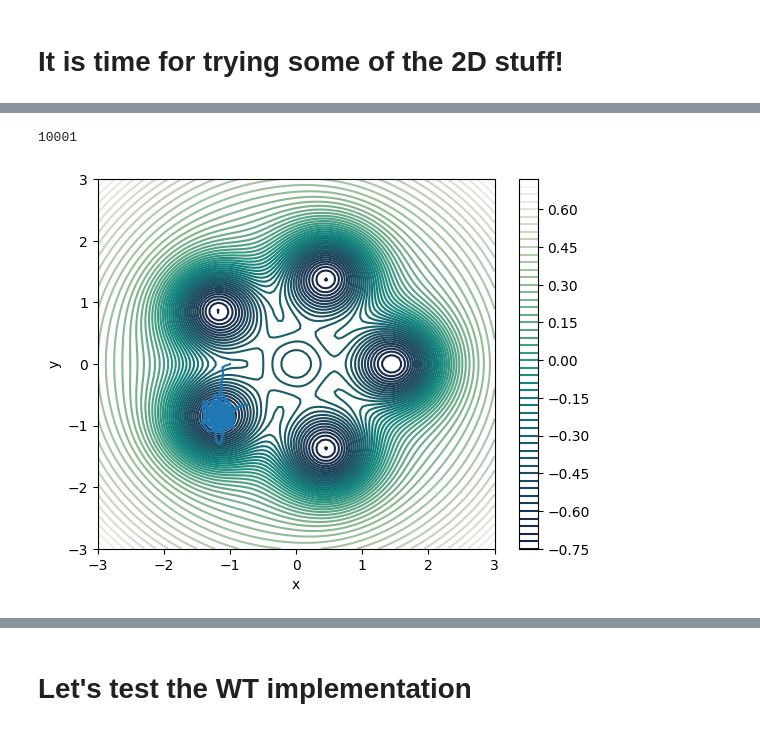
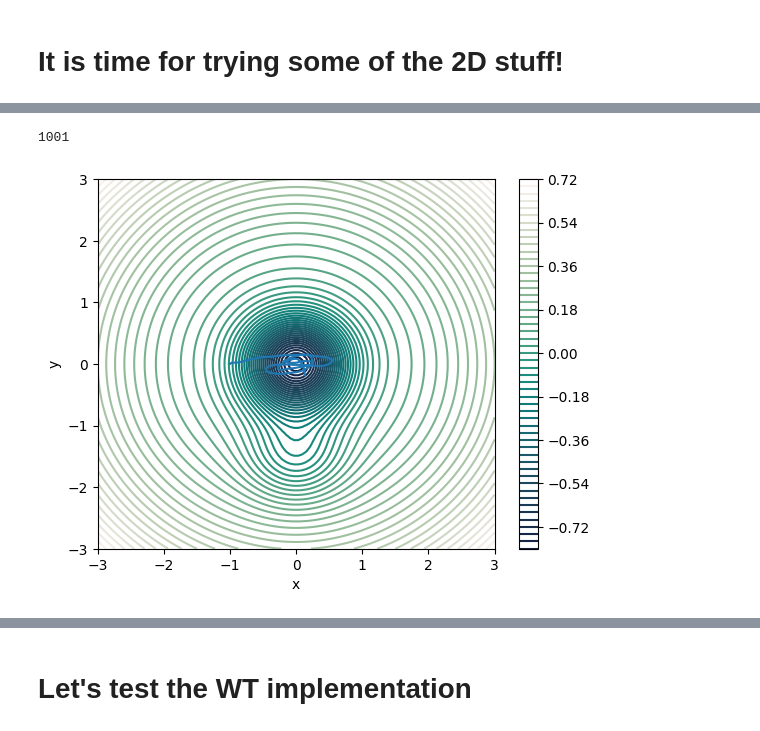
Before and after one commit to Nilsgoe/biASE, a Jupyter notebook: Metadynamics_updated_testing.ipynb, the cells around one changed output, grey strips where cells are left out. Saved outputs shown, nothing was run; the diff lists cells and outputs as text; code cells hidden in the pictures.

```diff
--- a/Metadynamics_updated_testing.ipynb
+++ b/Metadynamics_updated_testing.ipynb
@@ -884,7 +1129,7 @@ dyn = Langevin(atoms, timestep=.5 * units.fs, temperature_K=300, friction=0.1, t
 
 #dyn = VelocityVerlet(atoms, timestep=1.0 * units.fs, trajectory='md.traj')
 
-N_steps = int(1e1)
+N_steps = int(1e3)
 dyn.run(N_steps)
 
 traj = read('md.traj@::1')
@@ -1125,7 +1317,7 @@ def f_2D(atom_pos,scale=.04):
         y0 = 1.5*jnp.sin(2*jnp.pi*i/5)
         small_mins += 2*jnp.exp(-0.5*((x-x0)**2 + (y-y0)**2)/0.5**2)
 
-    return scale*(-10*large_min - 10*small_mins + (x**2 +y**2))
+    return scale*(-20*large_min - 5*small_mins + (x**2 +y**2))
 
 
 
@@ -1140,7 +1332,25 @@ def f_cvs(cvs,scale=.04):
         y0 = 1.5*jnp.sin(2*jnp.pi*i/5)
         small_mins += 2*jnp.exp(-0.5*((x-x0)**2 + (y-y0)**2)/0.5**2)
 
-    return scale*(-10*large_min - 10*small_mins + (x**2 +y**2))
+    return scale*(-20*large_min - 5*small_mins + (x**2 +y**2))
+
+
+import jax.numpy as jnp
+
+def f_2D(atom_pos, scale=0.04):
+    x = atom_pos[0][0]
+    y = atom_pos[0][1]
+
+    # Double well potential in x direction, minima at -1 and 1, barrier around 0.2
+    double_well = (x**2 - 1)**2
+
+    # Weak confinement in y direction
+    confinement_y = 0.2 * y**2
+
+    # Total potential
+    potential = double_well + confinement_y
+
+    return scale * potential
 # %%
 atoms = Atoms('C',[[-1.0,0.0,0.0]])
 
@@ -1163,6 +1373,6 @@ dyn = Langevin(atoms, timestep=0.5 * units.fs, temperature_K=350, friction=.1,tr
 
 #dyn = VelocityVerlet(atoms, timestep=1.0 * units.fs, trajectory='md.traj')
 
-N_steps = int(1e4)
+N_steps = int(1e3)
 dyn.run(N_steps)
 # %% [output]
@@ -1171,29 +1397,32 @@ True
 # %%
 traj = read('md.traj@:')
 print(len(traj))
 #print(traj)
 #print()
 # Define an array to store the temperature at each step
 temperatures = np.zeros(N_steps+1)
 
 x = np.zeros(N_steps+1)
-y = np.zeros(N_steps+1)
+y = np.zeros(N_steps+1)r = jnp.sqrt(x**2 + y**2)
+    large_min = jnp.exp(-0.5*((r)/0.5)**2)
+
+    return scale*(-20*large_min - 5*small_mins + (x**2 +y**2))
 z = np.zeros(N_steps+1)
 
 for i,snap in enumerate(traj):
     xyz = snap.get_positions()
     x[i] = xyz[0][0]
     y[i] = xyz[0][1]
     z[i] = xyz[0][2]
 
     # Record the temperature at this step
     temperatures[i] = snap.get_temperature()
 
 
 plot_2d_bias(f_cvs,trajectory=[x,y],rangeCV1=[-3,3],rangeCV2=[-3,3])
 # %% [output]
-10001
+1001
-[figure, old version]
+[figure, new version]
 # %%
 plt.plot(x)
 plt.plot(y)
```
Also changed, not shown: parts of 56 cells of this notebook.
